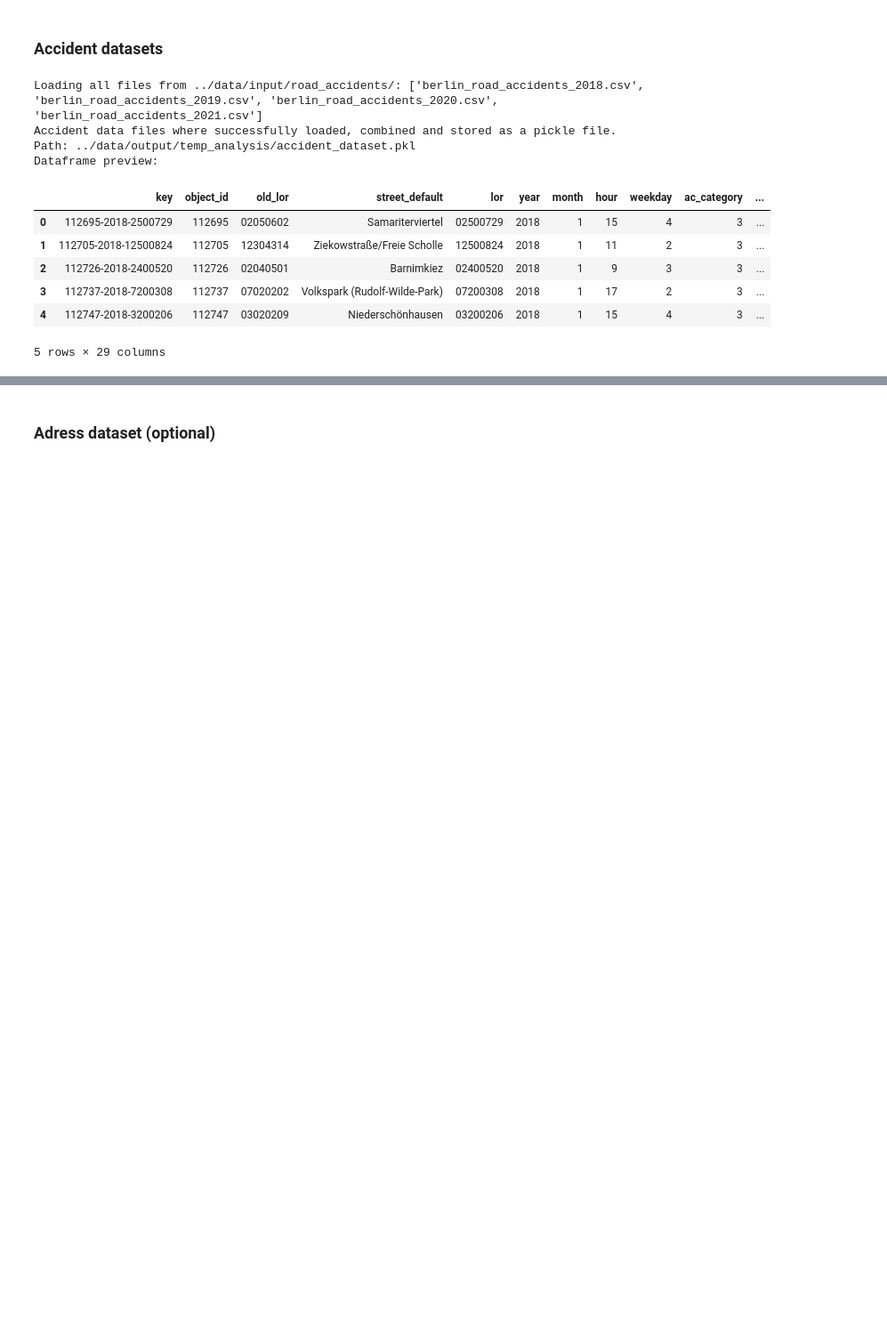
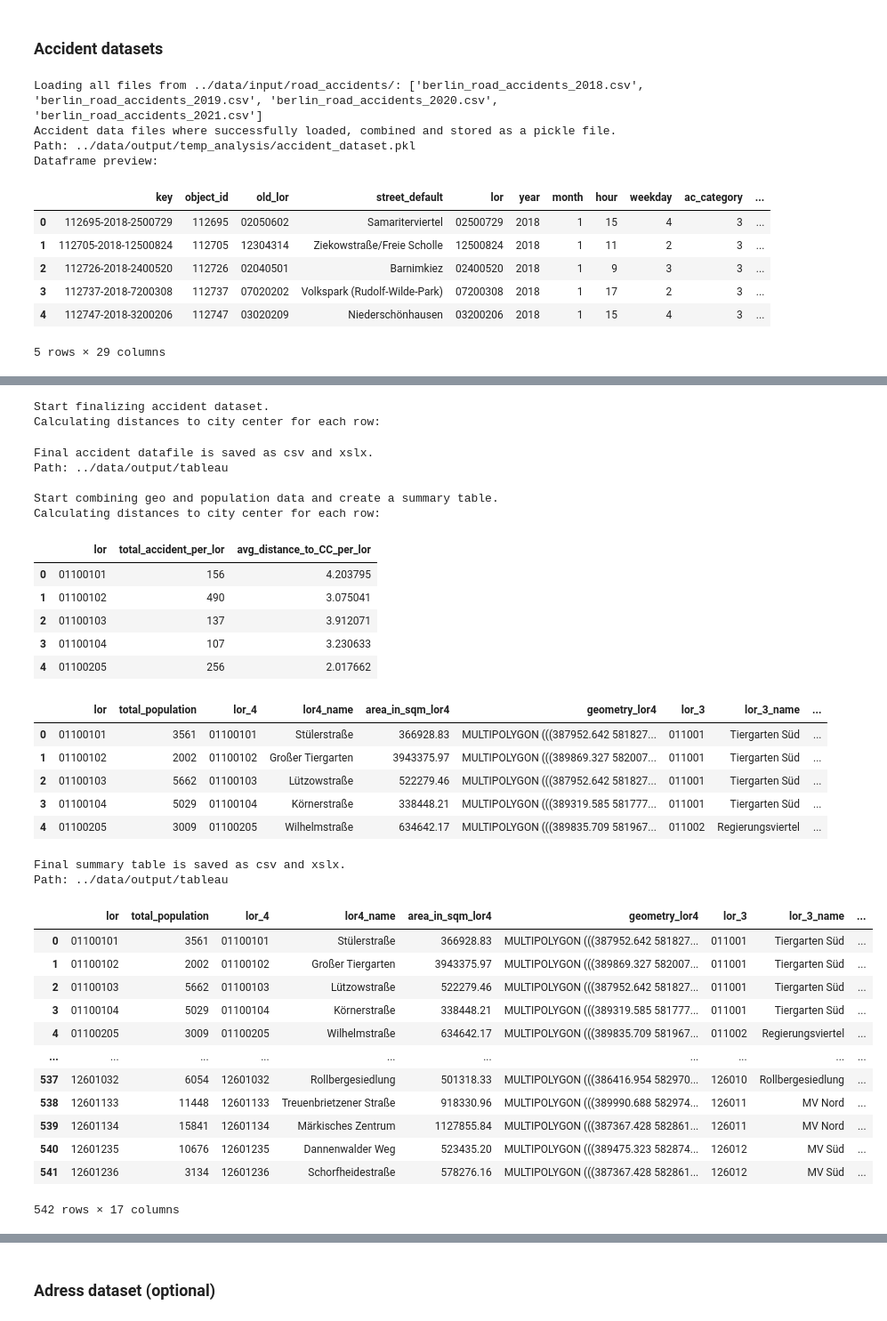
Before and after one commit to domenicsawatzki/IH_project_mid-term, a Jupyter notebook: src/main.ipynb, the cells around one changed output, grey strips where cells are left out. Shown: that part at 89% size. Drawn from its saved outputs; the diff is of its cells as text; code cells hidden in the pictures; blank space fills up the shorter version.

```diff
--- a/src/main.ipynb
+++ b/src/main.ipynb
@@ -55,5 +57,5 @@ Dataframe preview:
 # %%
-geo_data = mybib.import_geo_data()
+geo_df = mybib.import_geo_data()
 # %% [output]
 Loading all files from ../data/input/geo_data/: ['Detailnetz-Strassenabschnitte.geojson', 'Flaeche.xlsx', 'lor_bezirksregionen_2021.geojson', 'lor_ortsteile.geojson', 'lor_planungsraeume_2021.geojson' ...
 Geo data files where successfully loaded, combined and stored as a pickle file.
@@ -67,0 +103,38 @@ Dataframe preview:
+# %%
+acc_df, summary_df = mybib.data_wrangling(accident_df_y, geo_df, population_df)
+summary_df
+# %% [output]
+Start finalizing accident dataset.
+Calculating distances to city center for each row:
+Final accident datafile is saved as csv and xslx.
+Path: ../data/output/tableau
+
+Start combining geo and population data and create a summary table.
+Calculating distances to city center for each row:
+|  | lor | total_accident_per_lor | avg_distance_to_CC_per_lor |
+| 0 | 01100101 | 156 | 4.203795 |
+| 1 | 01100102 | 490 | 3.075041 |
+| 2 | 01100103 | 137 | 3.912071 |
+| 3 | 01100104 | 107 | 3.230633 |
+| 4 | 01100205 | 256 | 2.017662 |
+|  | lor | total_population | lor_4 | lor4_name | area_in_sqm_lor4 | geometry_lor4 | lor_3 | lor_3_name | ... |
+| 0 | 01100101 | 3561 | 01100101 | Stülerstraße | 366928.83 | MULTIPOLYGON (((387952.642 581827... | 011001 | Tiergarten Süd | ... |
+| 1 | 01100102 | 2002 | 01100102 | Großer Tiergarten | 3943375.97 | MULTIPOLYGON (((389869.327 582007... | 011001 | Tiergarten Süd | ... |
+| 2 | 01100103 | 5662 | 01100103 | Lützowstraße | 522279.46 | MULTIPOLYGON (((387952.642 581827... | 011001 | Tiergarten Süd | ... |
+| 3 | 01100104 | 5029 | 01100104 | Körnerstraße | 338448.21 | MULTIPOLYGON (((389319.585 581777... | 011001 | Tiergarten Süd | ... |
+| 4 | 01100205 | 3009 | 01100205 | Wilhelmstraße | 634642.17 | MULTIPOLYGON (((389835.709 581967... | 011002 | Regierungsviertel | ... |
+Final summary table is saved as csv and xslx.
+Path: ../data/output/tableau
+|  | lor | total_population | lor_4 | lor4_name | area_in_sqm_lor4 | geometry_lor4 | lor_3 | lor_3_name | ... |
+| 0 | 01100101 | 3561 | 01100101 | Stülerstraße | 366928.83 | MULTIPOLYGON (((387952.642 581827... | 011001 | Tiergarten Süd | ... |
+| 1 | 01100102 | 2002 | 01100102 | Großer Tiergarten | 3943375.97 | MULTIPOLYGON (((389869.327 582007... | 011001 | Tiergarten Süd | ... |
+| 2 | 01100103 | 5662 | 01100103 | Lützowstraße | 522279.46 | MULTIPOLYGON (((387952.642 581827... | 011001 | Tiergarten Süd | ... |
+| 3 | 01100104 | 5029 | 01100104 | Körnerstraße | 338448.21 | MULTIPOLYGON (((389319.585 581777... | 011001 | Tiergarten Süd | ... |
+| 4 | 01100205 | 3009 | 01100205 | Wilhelmstraße | 634642.17 | MULTIPOLYGON (((389835.709 581967... | 011002 | Regierungsviertel | ... |
+| ... | ... | ... | ... | ... | ... | ... | ... | ... | ... |
+| 537 | 12601032 | 6054 | 12601032 | Rollbergesiedlung | 501318.33 | MULTIPOLYGON (((386416.954 582970... | 126010 | Rollbergesiedlung | ... |
+| 538 | 12601133 | 11448 | 12601133 | Treuenbrietzener Straße | 918330.96 | MULTIPOLYGON (((389990.688 582974... | 126011 | MV Nord | ... |
+| 539 | 12601134 | 15841 | 12601134 | Märkisches Zentrum | 1127855.84 | MULTIPOLYGON (((387367.428 582861... | 126011 | MV Nord | ... |
+| 540 | 12601235 | 10676 | 12601235 | Dannenwalder Weg | 523435.20 | MULTIPOLYGON (((389475.323 582874... | 126012 | MV Süd | ... |
+| 541 | 12601236 | 3134 | 12601236 | Schorfheidestraße | 578276.16 | MULTIPOLYGON (((387367.428 582861... | 126012 | MV Süd | ... |
+542 rows × 17 columns
```
Also changed, not shown: parts of 7 cells of this notebook, 35 other files.
